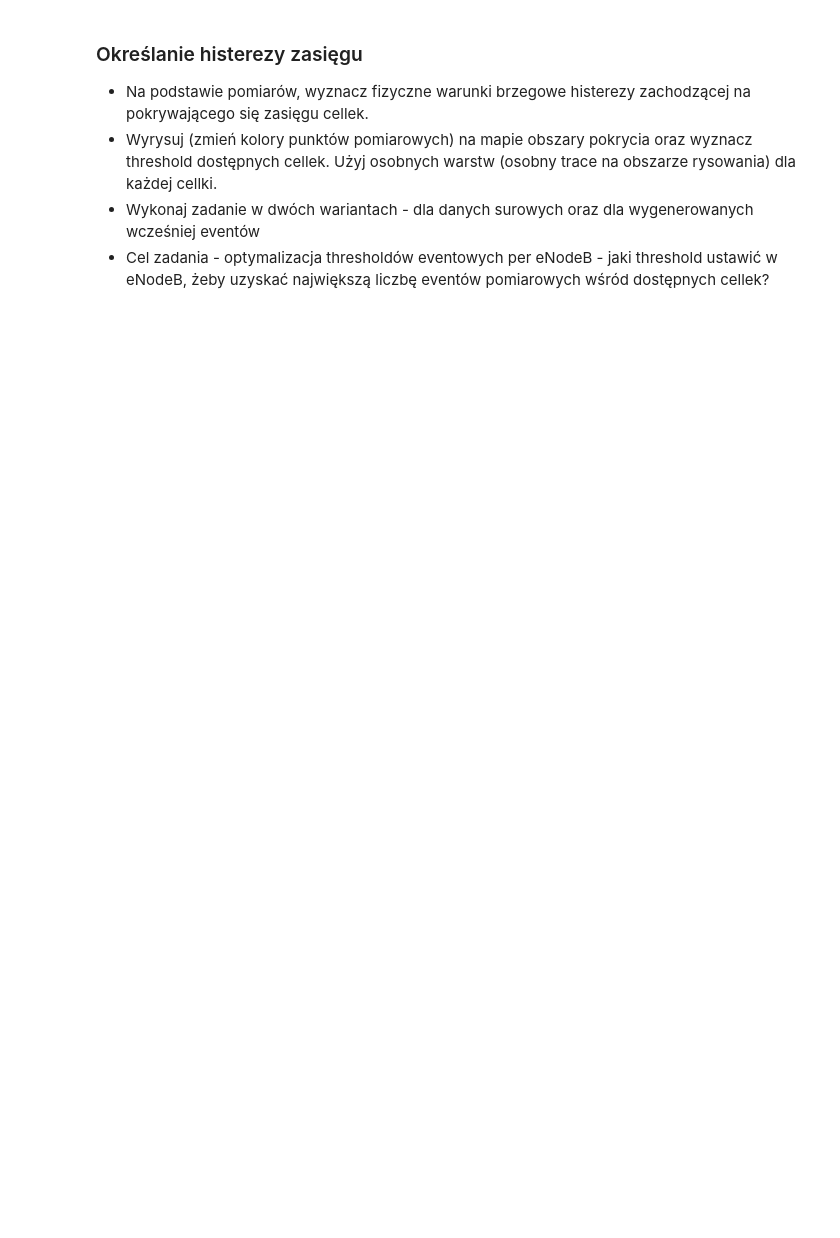
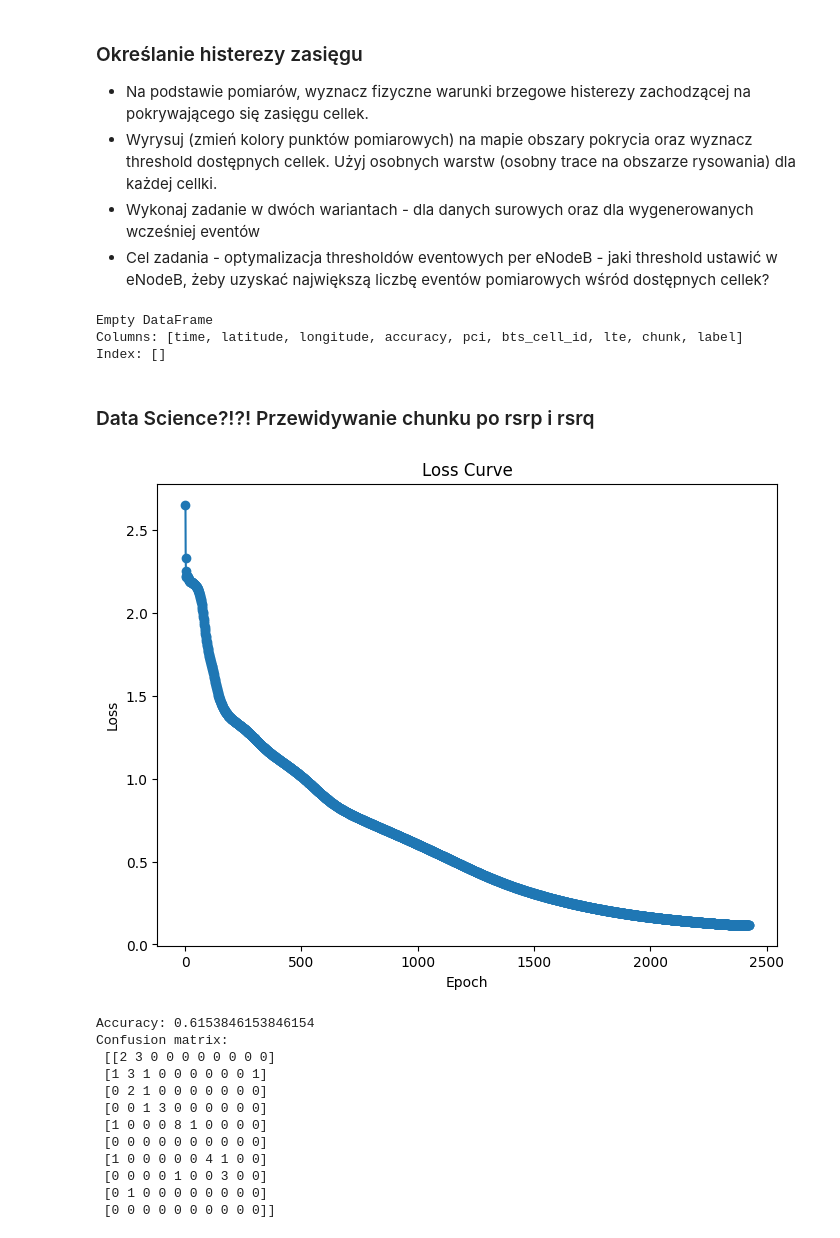
Before and after one commit to Aleksander-Kluczka-AGH/agh_wfiis_dsboece_project, a Jupyter notebook: project.ipynb, the cells around one changed output. Drawn from its saved outputs; the diff is of its cells as text; code cells hidden in the pictures; blank space fills up the shorter version.

Commit message:
Update the project with classifier

```diff
--- a/project.ipynb
+++ b/project.ipynb
@@ -330,12 +346,20 @@ events_data["chunk"] = events_data.apply(
     axis=1,
 )
 
+events_data["label"] = events_data.apply(
+    lambda point: point["chunk"][0] * CHUNKS_COUNT + point["chunk"][1], axis=1
+)
+
 # for raw data, some points may actually lie outside of the grid
 data["chunk"] = data.apply(
     lambda point: coordinates_to_chunk_label(point["longitude"], point["latitude"]),
     axis=1,
 )
 
+data["label"] = data.apply(
+    lambda point: point["chunk"][0] * CHUNKS_COUNT + point["chunk"][1], axis=1
+)
+
 print(events_data)
 print(data)
 # %% [output]
@@ -404,0 +432,12 @@ fig.show()
+# %%
+# TODO: add PCI column to events_data
+
+hysteresis_data = data[
+    data["pci"].apply(lambda x: all(item in x for item in [PCI_1, PCI_2]))
+]
+
+print(hysteresis_data)
+# %% [output]
+Empty DataFrame
+Columns: [time, latitude, longitude, accuracy, pci, bts_cell_id, lte, chunk, label]
+Index: []
@@ -404,0 +462,2 @@ fig.show()
+# %% [markdown]
+### Data Science?!?! Przewidywanie chunku po rsrp i rsrq
@@ -404,0 +552,18 @@ fig.show()
+# %%
+# from src.classifier import classifier
+
+model = classifier(events_data)
+# %% [output]
+[figure, added]
+Accuracy: 0.6153846153846154
+Confusion matrix:
+ [[2 3 0 0 0 0 0 0 0 0]
+ [1 3 1 0 0 0 0 0 0 1]
+ [0 2 1 0 0 0 0 0 0 0]
+ [0 0 1 3 0 0 0 0 0 0]
+ [1 0 0 0 8 1 0 0 0 0]
+ [0 0 0 0 0 0 0 0 0 0]
+ [1 0 0 0 0 0 4 1 0 0]
+ [0 0 0 0 1 0 0 3 0 0]
+ [0 1 0 0 0 0 0 0 0 0]
+ [0 0 0 0 0 0 0 0 0 0]]
```
Also changed, not shown: parts of 12 cells of this notebook, 5 other files.
